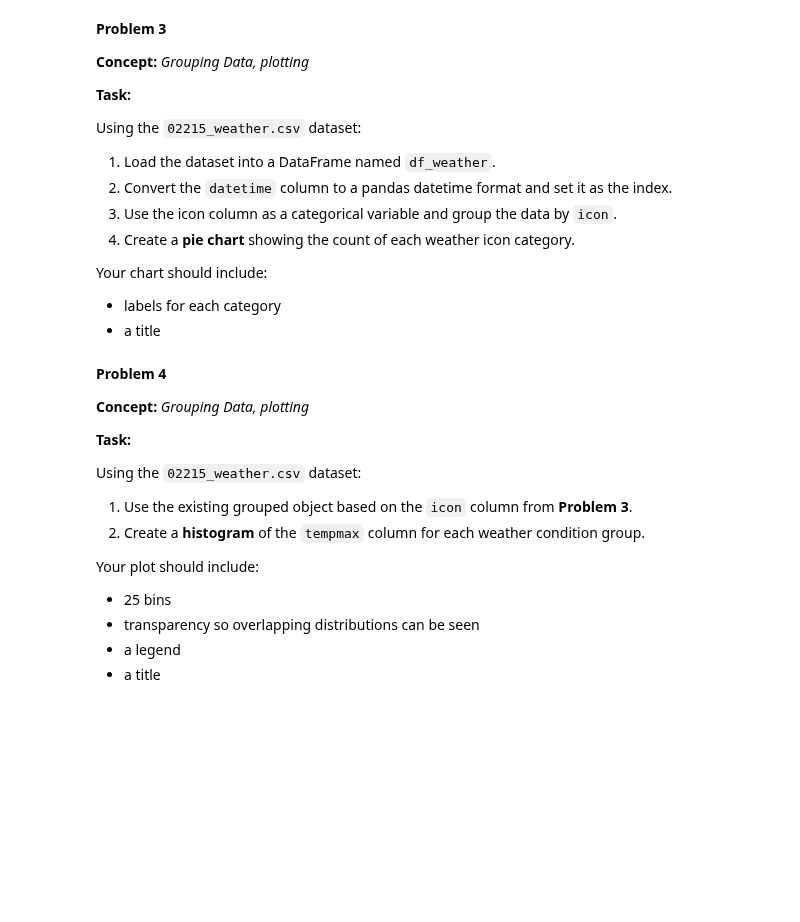
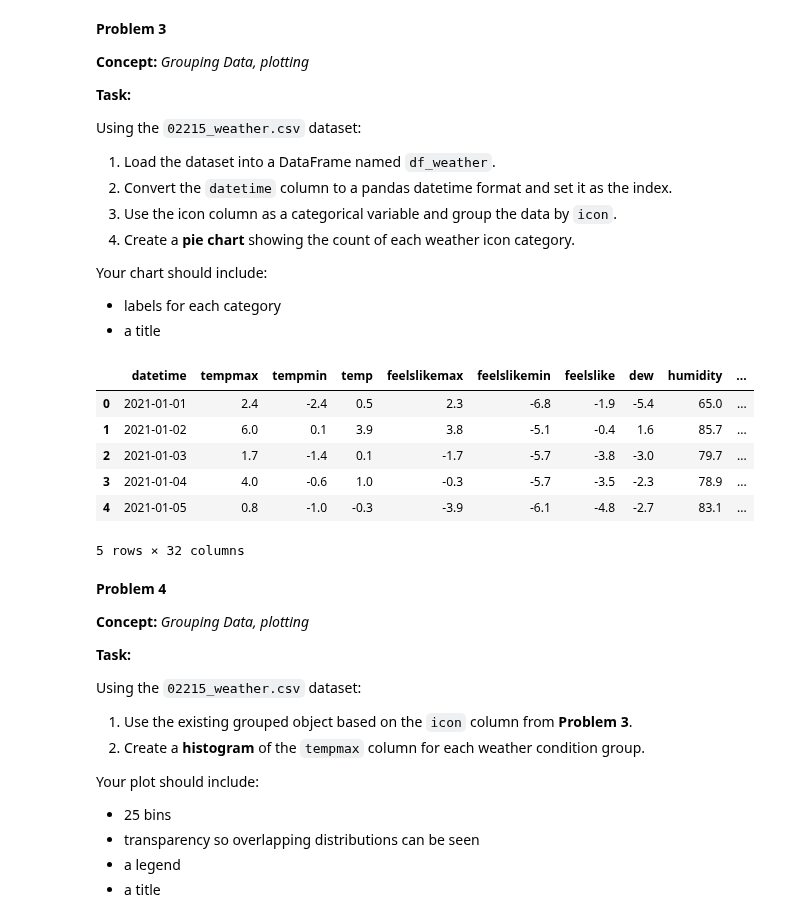
Before and after one commit to nrandazzo222/homework, a Jupyter notebook: week-11/homework.ipynb, the cells around one changed output. Cells and saved outputs as stored; diff of their text form; code cells hidden in the pictures; blank space fills up the shorter version.

```diff
--- a/week-11/homework.ipynb
+++ b/week-11/homework.ipynb
@@ -159,3 +176,20 @@ Your chart should include:
+# %%
+# Your Solution
+
+df_weather = pd.read_csv('02215_weather.csv')
+df_weather['datetime'] = pd.to_datetime(df_weather['datetime'])
+
+df_weather_icon = df_weather.groupby('icon')
+
+df_weather_icon.head(5)
+# %% [output]
+|  | datetime | tempmax | tempmin | temp | feelslikemax | feelslikemin | feelslike | dew | humidity | ... |
+| 0 | 2021-01-01 | 2.4 | -2.4 | 0.5 | 2.3 | -6.8 | -1.9 | -5.4 | 65.0 | ... |
+| 1 | 2021-01-02 | 6.0 | 0.1 | 3.9 | 3.8 | -5.1 | -0.4 | 1.6 | 85.7 | ... |
+| 2 | 2021-01-03 | 1.7 | -1.4 | 0.1 | -1.7 | -5.7 | -3.8 | -3.0 | 79.7 | ... |
+| 3 | 2021-01-04 | 4.0 | -0.6 | 1.0 | -0.3 | -5.7 | -3.5 | -2.3 | 78.9 | ... |
+| 4 | 2021-01-05 | 0.8 | -1.0 | -0.3 | -3.9 | -6.1 | -4.8 | -2.7 | 83.1 | ... |
+5 rows × 32 columns
 # %% [markdown]
 **Problem 4**
 
```
Also changed, not shown: parts of 4 cells of this notebook.
